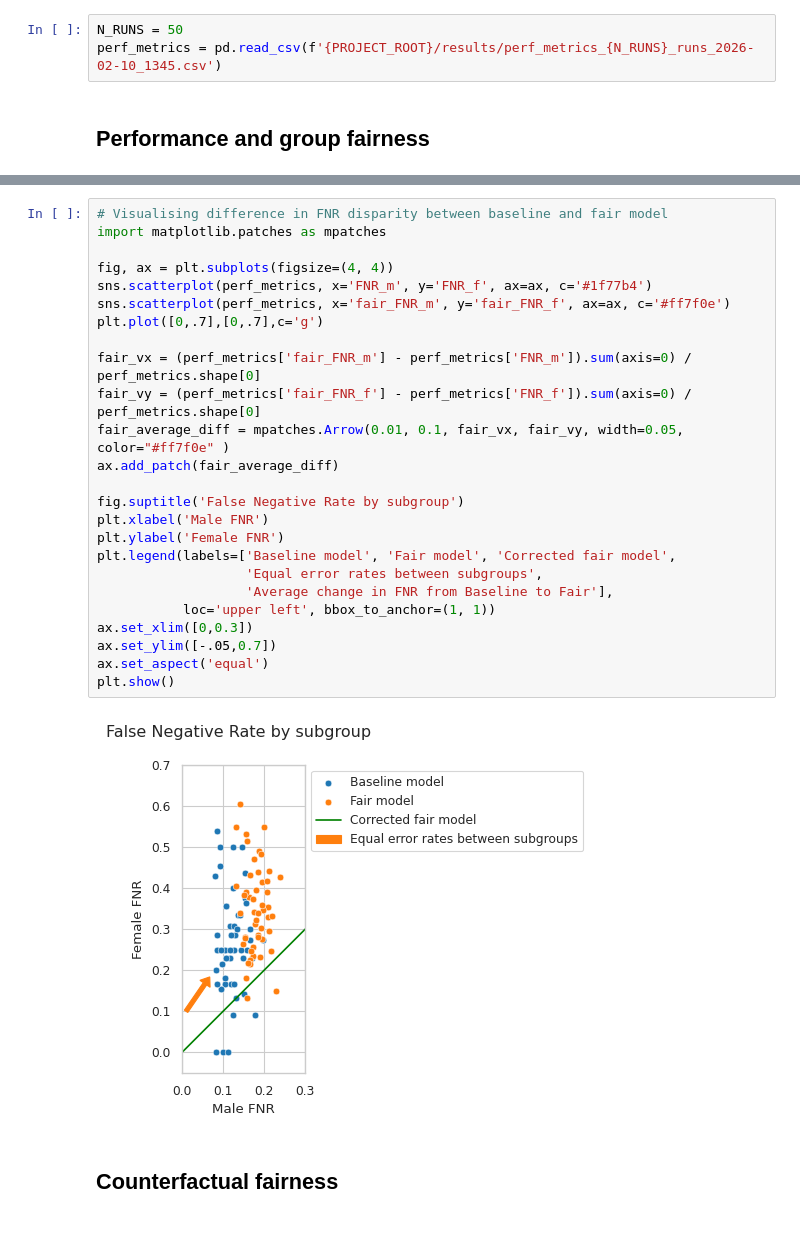
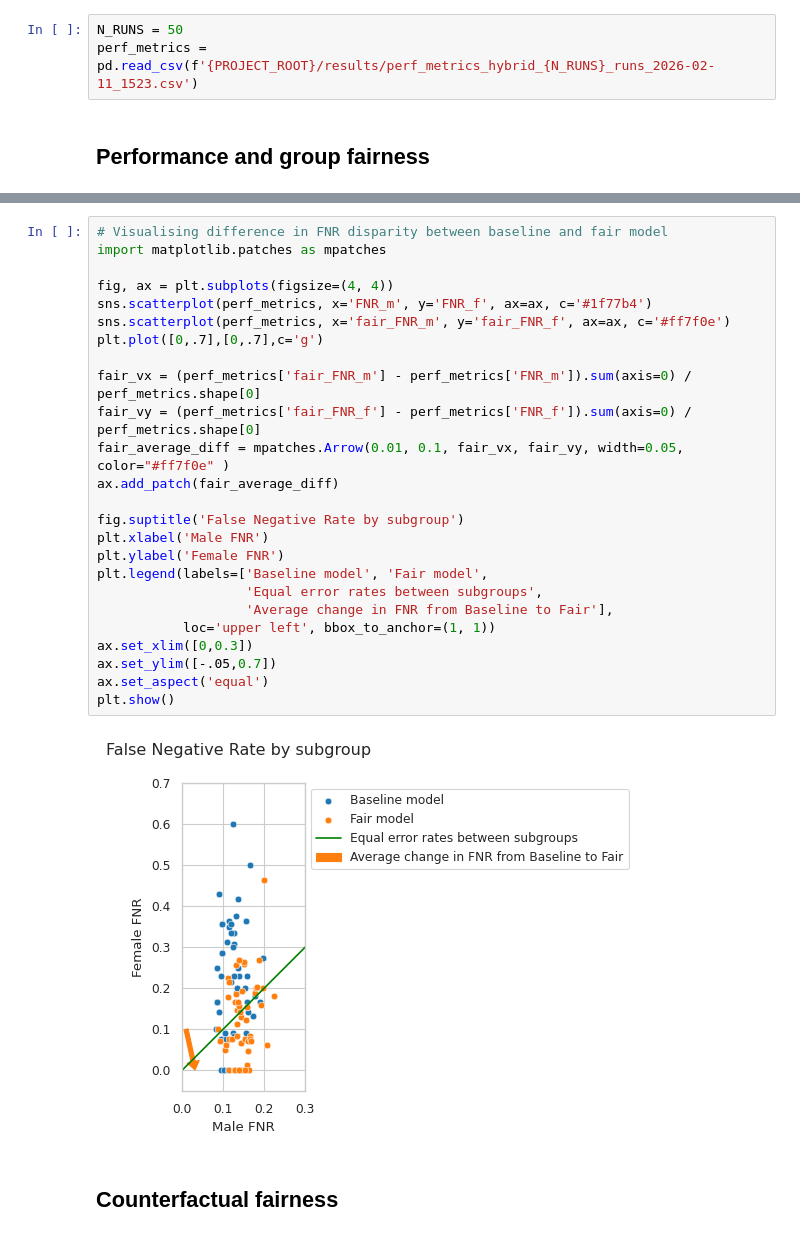
Before and after one commit to LuSyo/Health-ML-Bias-Experiments, a Jupyter notebook: notebooks/025_CAD_results.ipynb, the cells around one changed output, grey strips where cells are left out. Saved outputs shown, nothing was run; the diff lists cells and outputs as text.

Commit message:
Results of counterfactual fairness test

```diff
--- a/notebooks/025_CAD_results.ipynb
+++ b/notebooks/025_CAD_results.ipynb
@@ -78,7 +78,7 @@ def get_95_ci(data):
   return interval
 # %%
 N_RUNS = 50
-perf_metrics = pd.read_csv(f'{PROJECT_ROOT}/results/perf_metrics_{N_RUNS}_runs_2026-02-10_1345.csv')
+perf_metrics = pd.read_csv(f'{PROJECT_ROOT}/results/perf_metrics_hybrid_{N_RUNS}_runs_2026-02-11_1523.csv')
 # %% [markdown]
 ## Performance and group fairness
 # %%
@@ -151,29 +151,29 @@ P-value: 0.038848
 # %%
 # Visualising difference in FNR disparity between baseline and fair model
 import matplotlib.patches as mpatches
 
 fig, ax = plt.subplots(figsize=(4, 4))
 sns.scatterplot(perf_metrics, x='FNR_m', y='FNR_f', ax=ax, c='#1f77b4')
 sns.scatterplot(perf_metrics, x='fair_FNR_m', y='fair_FNR_f', ax=ax, c='#ff7f0e')
 plt.plot([0,.7],[0,.7],c='g')
 
 fair_vx = (perf_metrics['fair_FNR_m'] - perf_metrics['FNR_m']).sum(axis=0) / perf_metrics.shape[0]
 fair_vy = (perf_metrics['fair_FNR_f'] - perf_metrics['FNR_f']).sum(axis=0) / perf_metrics.shape[0]
 fair_average_diff = mpatches.Arrow(0.01, 0.1, fair_vx, fair_vy, width=0.05, color="#ff7f0e" )
 ax.add_patch(fair_average_diff)
 
 fig.suptitle('False Negative Rate by subgroup')
 plt.xlabel('Male FNR')
 plt.ylabel('Female FNR')
-plt.legend(labels=['Baseline model', 'Fair model', 'Corrected fair model',
+plt.legend(labels=['Baseline model', 'Fair model',
                    'Equal error rates between subgroups',
                    'Average change in FNR from Baseline to Fair'],
            loc='upper left', bbox_to_anchor=(1, 1))
 ax.set_xlim([0,0.3])
 ax.set_ylim([-.05,0.7])
 ax.set_aspect('equal')
 plt.show()
 # %% [output]
-[figure, old version]
+[figure, new version]
 # %% [markdown]
 ## Counterfactual fairness
```
Also changed, not shown: parts of 5 cells of this notebook.
